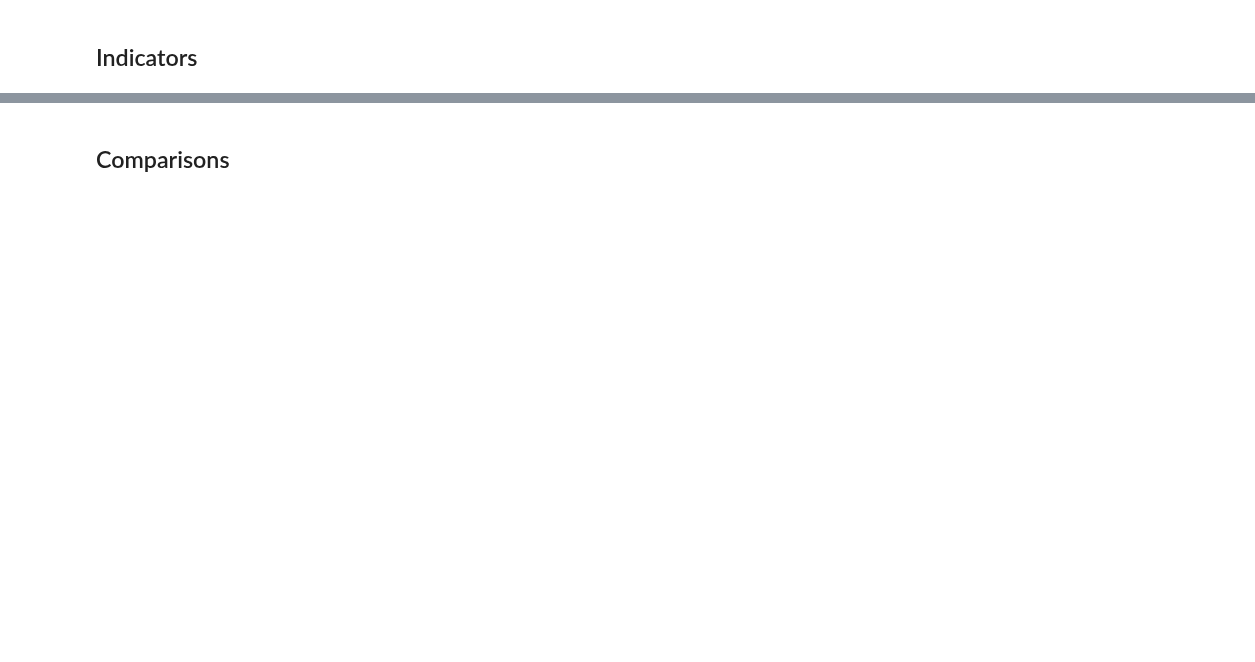
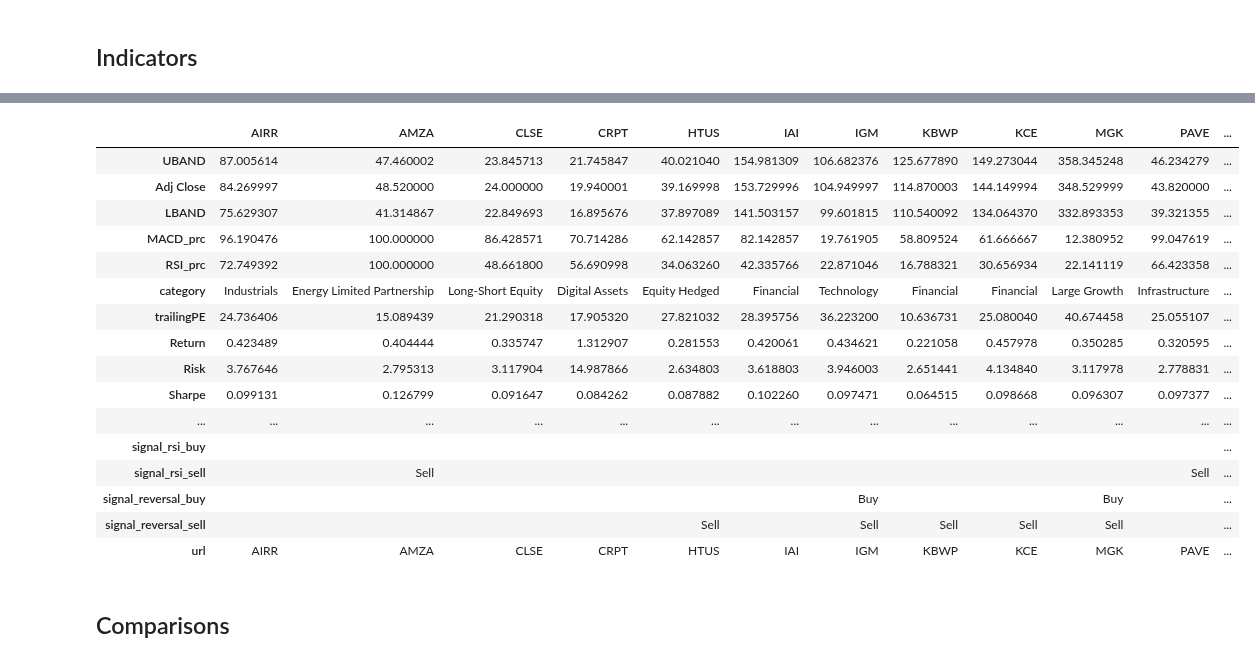
Before and after one commit to revizor1/Fin, a Jupyter notebook: PZF.ipynb, the cells around one changed output, grey strips where cells are left out. Cells and saved outputs as stored; diff of their text form; code cells hidden in the pictures; blank space fills up the shorter version.

```diff
--- a/PZF.ipynb
+++ b/PZF.ipynb
@@ -517,6 +582,8 @@ x=-0
 if bool(x):
     print((f"!!! NOT USING default today's date!!!"+"\n")*5)
 # %%
+# TODO: random x,y offset
+# TODO: change theme if dropped data
 if type(x) == str:
     x=0
 x-=1 # Use previous day's data
@@ -550,8 +617,8 @@ for fund in summary.index:
             'type': 'line',
             'x0': idx['MACD_prc'].iloc[x][fund],
             'y0': idx['RSI_prc'].iloc[x][fund],
-            'x1': idx['MACD_prc'].iloc[x][fund]+i,
-            'y1': idx['RSI_prc'].iloc[x][fund]+min([annualize(fund, days, x), 100])*5,
+            'x1': idx['MACD_prc'].iloc[x][fund]+i/2,
+            'y1': idx['RSI_prc'].iloc[x][fund]+min([annualize(fund, days, x), 25])*5,
             'line': dict(color=f"rgba(255, 255, 255, {.2+0.1*i})", width=.5+2/(1+i))
         }
         g.add_shape(**kw)
@@ -988,28 +1058,48 @@ fig.show();
 # %%
 summary['signal_bollinger'] = np.where((idx['Adj Close'] < idx['LBAND']).iloc[-1].values, 'Buy',
                     np.where((idx['Adj Close'] > idx['UBAND']).iloc[-1].values, 'Sell', ''))
 summary['signal_rsi_buy'] = np.where(
     (idx['RSI_prc'].rank(pct=True)*100 < cutoff/cofactor) | (idx['MACD_prc'].rank(pct=True)*100 < cutoff/cofactor), 'Buy', '')[-1]
 summary['signal_rsi_sell'] = np.where(
     (idx['RSI_prc'].rank(pct=True)*100 > 100-cutoff/cofactor) | (idx['MACD_prc'].rank(pct=True)*100 > 100-cutoff/cofactor), 'Sell', '')[-1]
-summary['signal_momentum_buy'] = np.where((
-    (idx['RSI'] < 0) &
-    ((idx['MACD_prc']-idx['RSI_prc']) > cutoff) &
-    ((idx['MACD_prc']-idx['RSI_prc']).shift(1) < cutoff) &
-    ((idx['MACD_prc']-idx['RSI_prc']).shift(2) < cutoff) &
-    ((idx['MACD_prc']-idx['RSI_prc']).shift(3) < cutoff) &
-    ((idx['MACD_prc']-idx['RSI_prc']).shift(4) < cutoff)
+
+
+summary['signal_reversal_buy'] = np.where((
+    (idx['MACD'].rolling(rwindow).mean().rank(pct=True) < .30) &
+    idx['MACD'] > 0.1
 ), 'Buy', '')[-1]
-summary['signal_momentum_sell'] = np.where((
-    (idx['RSI'] > 0) &
-    ((idx['RSI_prc']-idx['MACD_prc']) > cutoff) &
-    ((idx['RSI_prc']-idx['MACD_prc']).shift(1) < cutoff) &
-    ((idx['RSI_prc']-idx['MACD_prc']).shift(2) < cutoff) &
-    ((idx['RSI_prc']-idx['MACD_prc']).shift(3) < cutoff) &
-    ((idx['RSI_prc']-idx['MACD_prc']).shift(4) < cutoff)
+summary['signal_reversal_sell'] = np.where((
+    (idx['MACD'].rolling(rwindow).mean().rank(pct=True) > .70) &
+    idx['MACD'] < 0.1
 ), 'Sell', '')[-1]
+# summary['signal_momentum_sell'] = np.where((
+#     (idx['RSI'] > 0) &
+#     ((idx['RSI_prc']-idx['MACD_prc']) > cutoff) &
+#     ((idx['RSI_prc']-idx['MACD_prc']).shift(1) < cutoff) &
+#     ((idx['RSI_prc']-idx['MACD_prc']).shift(2) < cutoff) &
+#     ((idx['RSI_prc']-idx['MACD_prc']).shift(3) < cutoff) &
+#     ((idx['RSI_prc']-idx['MACD_prc']).shift(4) < cutoff)
+# ), 'Sell', '')[-1]
 summary['url'] = summary.index
 summary["url"] = summary.apply(lambda row: "<a href='https://www.etfdb.com/etf/{}/#holdings' target='_blank'>{}</a>".format(row.url, row.url), axis=1)
 display(HTML(summary.infer_objects(copy=False).fillna('').T.style.apply(h_bull, axis=1).apply(h_bear, axis=1).apply(h_min, axis=1).apply(h_max, axis=1).to_html(escape=False)))
+# %% [output]
+|  | AIRR | AMZA | CLSE | CRPT | HTUS | IAI | IGM | KBWP | KCE | MGK | PAVE | ... |
+| UBAND | 87.005614 | 47.460002 | 23.845713 | 21.745847 | 40.021040 | 154.981309 | 106.682376 | 125.677890 | 149.273044 | 358.345248 | 46.234279 | ... |
+| Adj Close | 84.269997 | 48.520000 | 24.000000 | 19.940001 | 39.169998 | 153.729996 | 104.949997 | 114.870003 | 144.149994 | 348.529999 | 43.820000 | ... |
+| LBAND | 75.629307 | 41.314867 | 22.849693 | 16.895676 | 37.897089 | 141.503157 | 99.601815 | 110.540092 | 134.064370 | 332.893353 | 39.321355 | ... |
+| MACD_prc | 96.190476 | 100.000000 | 86.428571 | 70.714286 | 62.142857 | 82.142857 | 19.761905 | 58.809524 | 61.666667 | 12.380952 | 99.047619 | ... |
+| RSI_prc | 72.749392 | 100.000000 | 48.661800 | 56.690998 | 34.063260 | 42.335766 | 22.871046 | 16.788321 | 30.656934 | 22.141119 | 66.423358 | ... |
+| category | Industrials | Energy Limited Partnership | Long-Short Equity | Digital Assets | Equity Hedged | Financial | Technology | Financial | Financial | Large Growth | Infrastructure | ... |
+| trailingPE | 24.736406 | 15.089439 | 21.290318 | 17.905320 | 27.821032 | 28.395756 | 36.223200 | 10.636731 | 25.080040 | 40.674458 | 25.055107 | ... |
+| Return | 0.423489 | 0.404444 | 0.335747 | 1.312907 | 0.281553 | 0.420061 | 0.434621 | 0.221058 | 0.457978 | 0.350285 | 0.320595 | ... |
+| Risk | 3.767646 | 2.795313 | 3.117904 | 14.987866 | 2.634803 | 3.618803 | 3.946003 | 2.651441 | 4.134840 | 3.117978 | 2.778831 | ... |
+| Sharpe | 0.099131 | 0.126799 | 0.091647 | 0.084262 | 0.087882 | 0.102260 | 0.097471 | 0.064515 | 0.098668 | 0.096307 | 0.097377 | ... |
+| ... | ... | ... | ... | ... | ... | ... | ... | ... | ... | ... | ... | ... |
+| signal_rsi_buy |  |  |  |  |  |  |  |  |  |  |  | ... |
+| signal_rsi_sell |  | Sell |  |  |  |  |  |  |  |  | Sell | ... |
+| signal_reversal_buy |  |  |  |  |  |  | Buy |  |  | Buy |  | ... |
+| signal_reversal_sell |  |  |  |  | Sell |  | Sell | Sell | Sell | Sell |  | ... |
+| url | AIRR | AMZA | CLSE | CRPT | HTUS | IAI | IGM | KBWP | KCE | MGK | PAVE | ... |
 # %% [markdown]
 ## Comparisons ##
```
Also changed, not shown: parts of 25 cells of this notebook.
